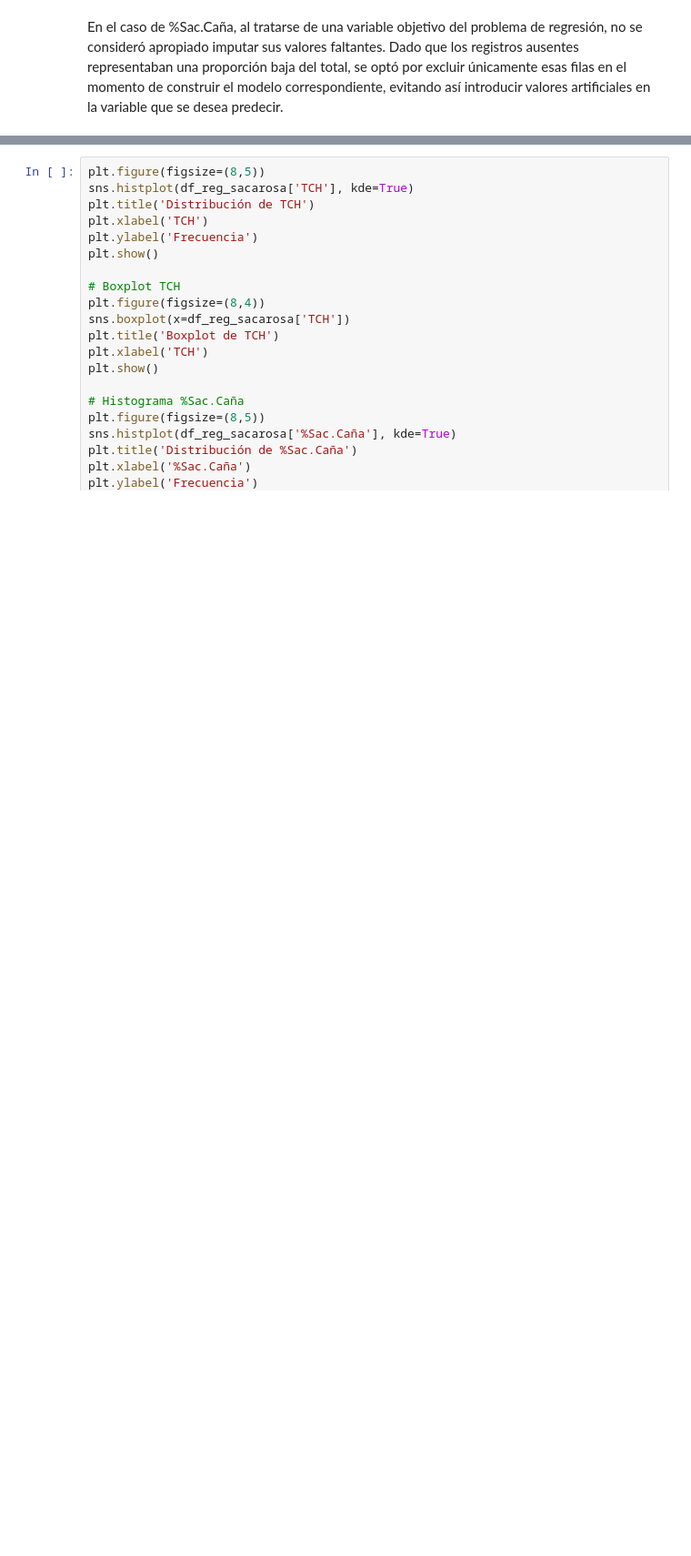
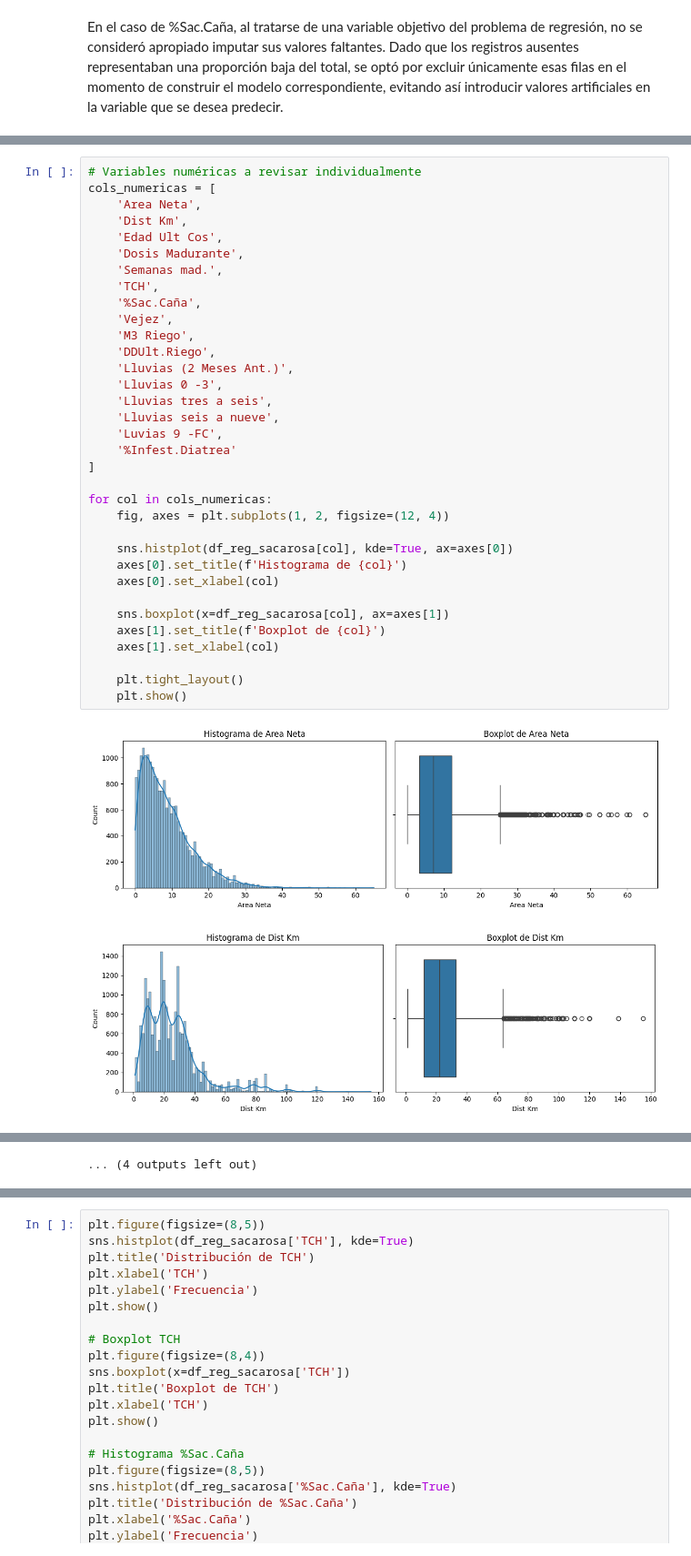
Before and after one commit to luiscadn/ProvidenciaCane-Harvest-Forecasting-ML, a Jupyter notebook: notebooks/01_EDA.ipynb, the cells around one changed output, grey strips where cells are left out. Shown at 91% size. Drawn from its saved outputs; the diff is of its cells as text; blank space fills up the shorter version.

```diff
--- a/notebooks/01_EDA.ipynb
+++ b/notebooks/01_EDA.ipynb
@@ -591,0 +669,37 @@ None
+# %%
+# Variables numéricas a revisar individualmente
+cols_numericas = [
+    'Area Neta',
+    'Dist Km',
+    'Edad Ult Cos',
+    'Dosis Madurante',
+    'Semanas mad.',
+    'TCH',
+    '%Sac.Caña',
+    'Vejez',
+    'M3 Riego',
+    'DDUlt.Riego',
+    'Lluvias (2 Meses Ant.)',
+    'Lluvias 0 -3',
+    'Lluvias tres a seis',
+    'Lluvias seis a nueve',
+    'Luvias 9 -FC',
+    '%Infest.Diatrea'
+]
+
+for col in cols_numericas:
+    fig, axes = plt.subplots(1, 2, figsize=(12, 4))
+
+    sns.histplot(df_reg_sacarosa[col], kde=True, ax=axes[0])
+    axes[0].set_title(f'Histograma de {col}')
+    axes[0].set_xlabel(col)
+
+    sns.boxplot(x=df_reg_sacarosa[col], ax=axes[1])
+    axes[1].set_title(f'Boxplot de {col}')
+    axes[1].set_xlabel(col)
+
+    plt.tight_layout()
+    plt.show()
+# %% [output]
+[figure, added]
+[figure, added]
@@ -591,0 +716 @@ None
+... (4 outputs left out)
```
Also changed, not shown: parts of 97 cells of this notebook.
